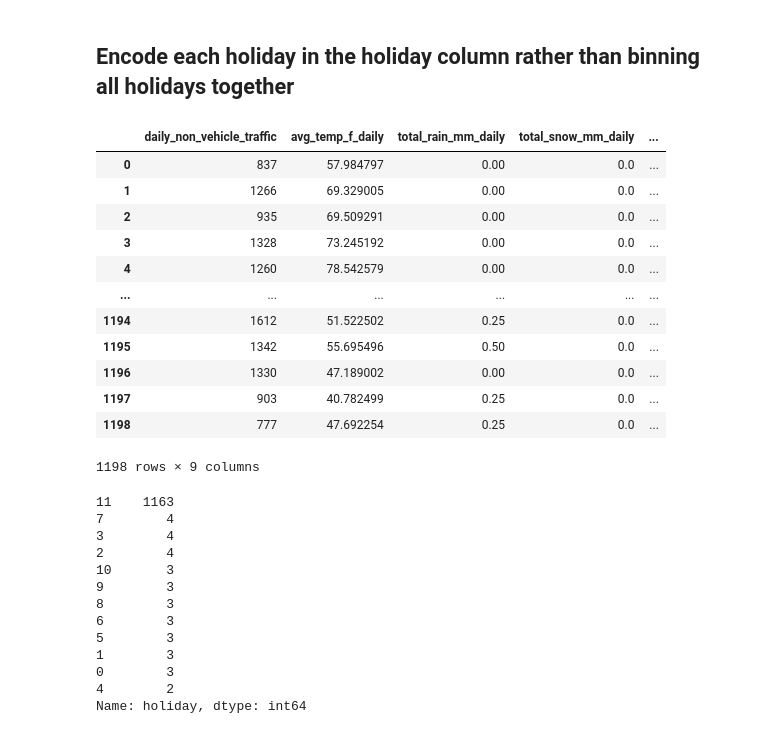
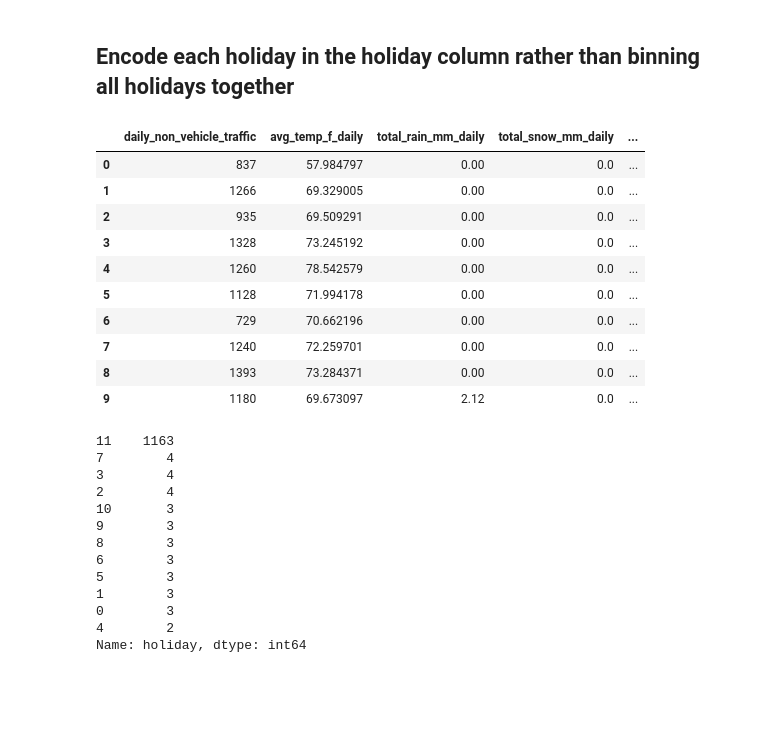
Before and after one commit to mhertel278/Data_Bootcamp_Capstone_Project, a Jupyter notebook: Balaszi_Segment2_MachineLearningModel.ipynb, the cells around one changed output. Cells and saved outputs as stored; diff of their text form; code cells hidden in the pictures; blank space fills up the shorter version.

Commit message:
added features table to take image

```diff
--- a/Balaszi_Segment2_MachineLearningModel.ipynb
+++ b/Balaszi_Segment2_MachineLearningModel.ipynb
@@ -347,24 +347,22 @@ pd.DataFrame({"Predicted Non Traffic": y_pred, "Actual Non Traffic": y_test, "Er
 # %%
 # encode each holiday separately rather than 'True or False'
 # create LabelEncoder instance
 le = LabelEncoder()
 mlearning_holiday_df = mlearning_df3.copy()
 mlearning_holiday_df['holiday'] = le.fit_transform(mlearning_holiday_df['holiday'])
-mlearning_holiday_df
+mlearning_holiday_df.head(10)
 # %% [output]
 |  | daily_non_vehicle_traffic | avg_temp_f_daily | total_rain_mm_daily | total_snow_mm_daily | ... |
 | 0 | 837 | 57.984797 | 0.00 | 0.0 | ... |
 | 1 | 1266 | 69.329005 | 0.00 | 0.0 | ... |
 | 2 | 935 | 69.509291 | 0.00 | 0.0 | ... |
 | 3 | 1328 | 73.245192 | 0.00 | 0.0 | ... |
 | 4 | 1260 | 78.542579 | 0.00 | 0.0 | ... |
-| ... | ... | ... | ... | ... | ... |
-| 1194 | 1612 | 51.522502 | 0.25 | 0.0 | ... |
-| 1195 | 1342 | 55.695496 | 0.50 | 0.0 | ... |
-| 1196 | 1330 | 47.189002 | 0.00 | 0.0 | ... |
-| 1197 | 903 | 40.782499 | 0.25 | 0.0 | ... |
-| 1198 | 777 | 47.692254 | 0.25 | 0.0 | ... |
+| 5 | 1128 | 71.994178 | 0.00 | 0.0 | ... |
+| 6 | 729 | 70.662196 | 0.00 | 0.0 | ... |
+| 7 | 1240 | 72.259701 | 0.00 | 0.0 | ... |
+| 8 | 1393 | 73.284371 | 0.00 | 0.0 | ... |
+| 9 | 1180 | 69.673097 | 2.12 | 0.0 | ... |
-1198 rows × 9 columns
 # %%
 mlearning_holiday_df['holiday'].value_counts()
 # %% [output]
```
Also changed, not shown: parts of 2 cells of this notebook.
